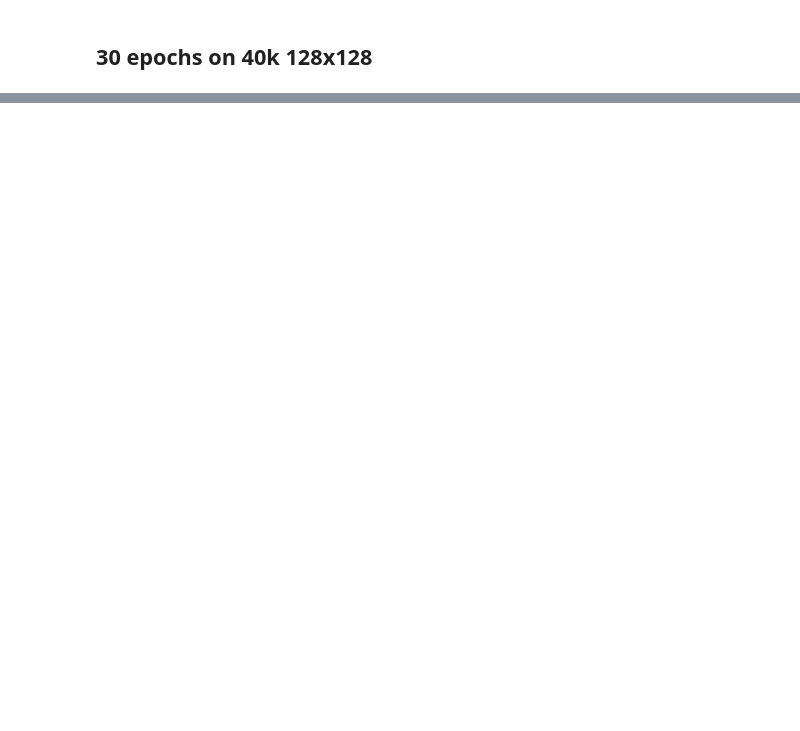
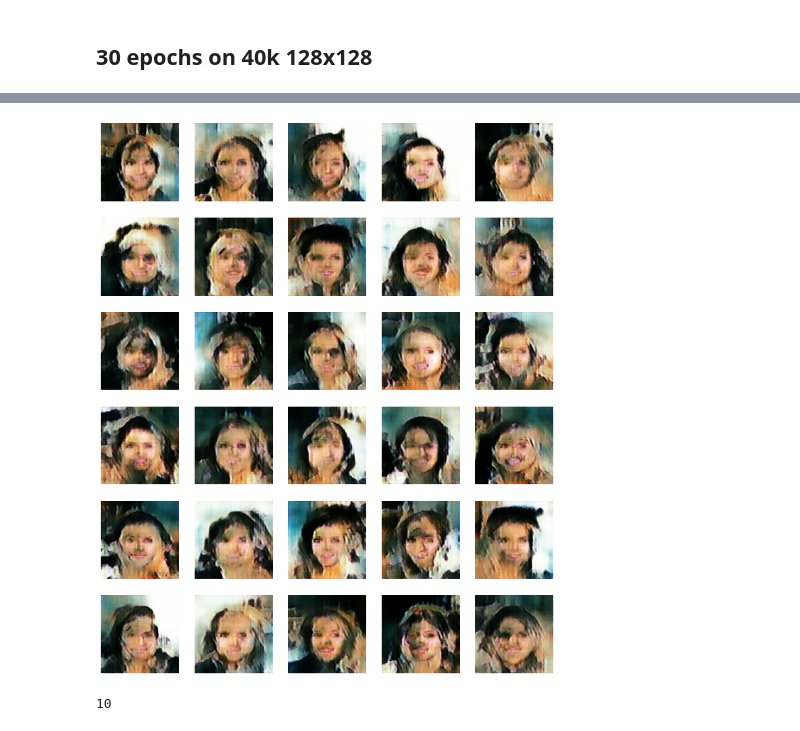
Before and after one commit to luongtruong77/deep-learning-fake-faces-generator, a Jupyter notebook: notebooks/baseline-model.ipynb, the cells around one changed output, grey strips where cells are left out. Saved outputs shown, nothing was run; the diff lists cells and outputs as text; code cells hidden in the pictures; blank space fills up the shorter version.

```diff
--- a/notebooks/baseline-model.ipynb
+++ b/notebooks/baseline-model.ipynb
@@ -173,0 +177,26 @@ for i in range(10):
+# %%
+list_images = []
+# %%
+latent_dim = 128
+random_latent_vectors = tf.random.normal(shape=(10, latent_dim))
+generated_images = generator_30e_40k_128x128(random_latent_vectors)
+
+if len(list_images) >= 30:
+    list_images = list_images[10:]
+else:
+    list_images = list_images
+
+for i in range(10):
+    list_images.append(generated_images[i])
+
+plt.figure(figsize=(12,5*(len(list_images) // 10)))
+for i in range(len(list_images)):
+    plt.subplot(len(list_images) // 5, 5, i+1)
+    plt.imshow(list_images[i])
+    plt.axis('off')
+# %% [output]
+[figure, added]
+# %%
+len(list_images[10:])
+# %% [output]
+10
```
Also changed, not shown: parts of 10 cells of this notebook, 12 other files.
